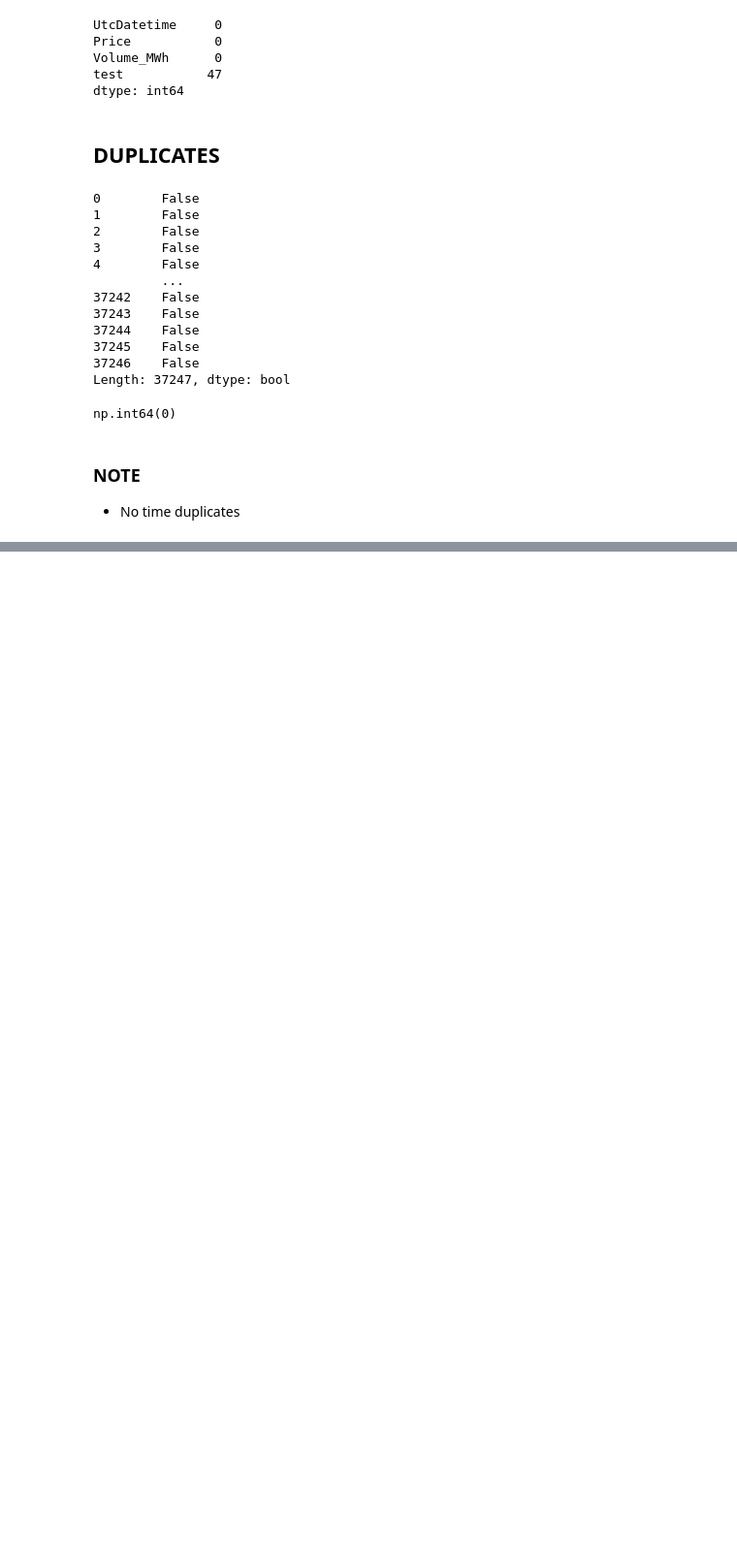
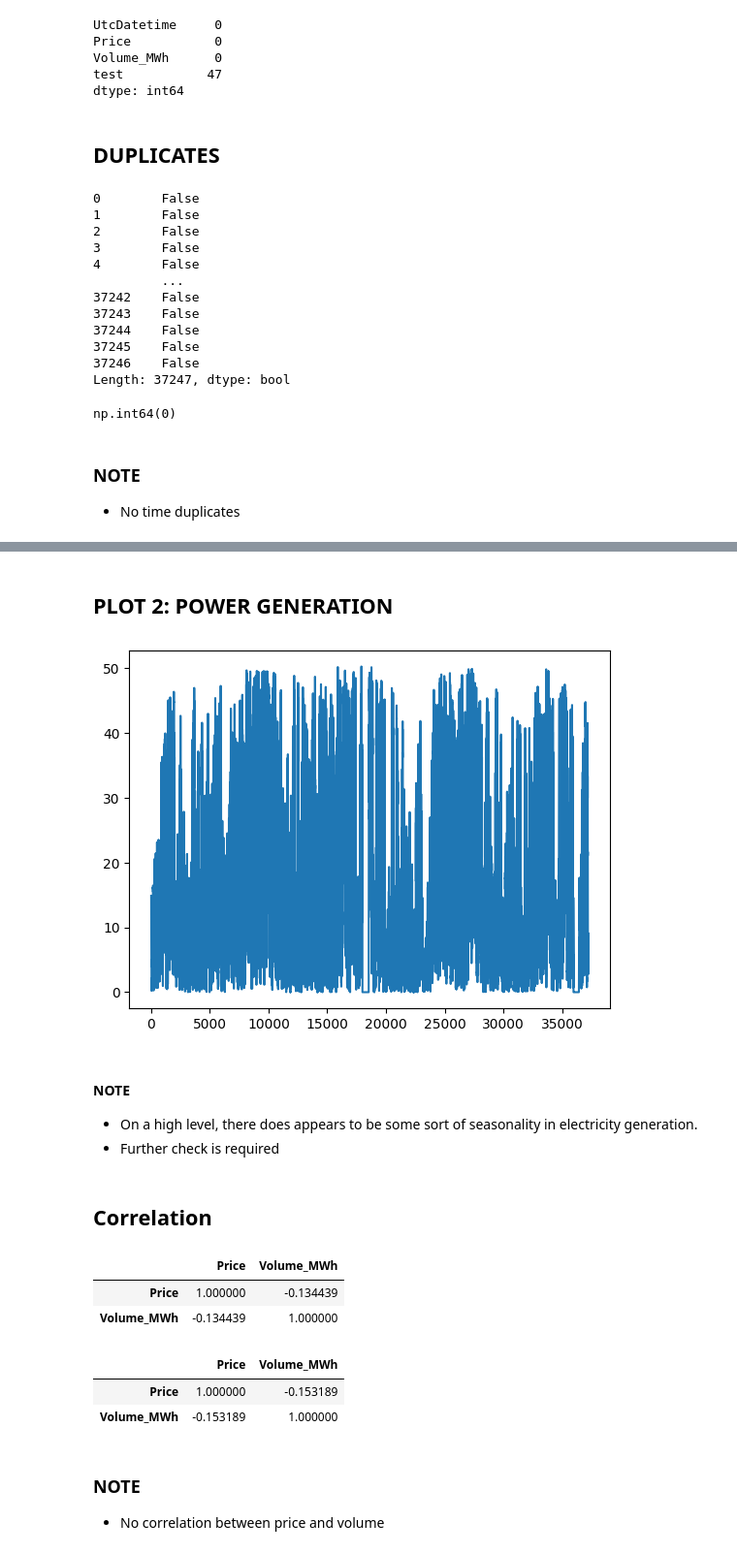
Before and after one commit to sameervk/OpenDataScienceSandbox, a Jupyter notebook: Forecasting/wind-energy-price-v0.ipynb, the cells around one changed output, grey strips where cells are left out. Shown at 97% size. Cells and saved outputs as stored; diff of their text form; code cells hidden in the pictures; blank space fills up the shorter version.

```diff
--- a/Forecasting/wind-energy-price-v0.ipynb
+++ b/Forecasting/wind-energy-price-v0.ipynb
@@ -443,0 +475,31 @@ np.int64(0)
+# %% [markdown]
+## PLOT 2: POWER GENERATION
+# %%
+plt.plot(df_copy['Volume_MWh'])
+plt.show()
+# %% [output]
+[figure, added]
+# %% [markdown]
+#### NOTE
+
+* On a high level, there does appears to be some sort of seasonality in electricity generation.
+* Further check is required
+# %% [markdown]
+## Correlation
+# %%
+df_corr = df_copy[['Price', 'Volume_MWh']].corr(method='pearson')
+df_corr
+# %% [output]
+|  | Price | Volume_MWh |
+| Price | 1.000000 | -0.134439 |
+| Volume_MWh | -0.134439 | 1.000000 |
+# %%
+df_corr_sp = df_copy[['Price', 'Volume_MWh']].corr(method='spearman')
+df_corr_sp
+# %% [output]
+|  | Price | Volume_MWh |
+| Price | 1.000000 | -0.153189 |
+| Volume_MWh | -0.153189 | 1.000000 |
+# %% [markdown]
+### NOTE
+* No correlation between price and volume
```
Also changed, not shown: parts of 68 cells of this notebook.
